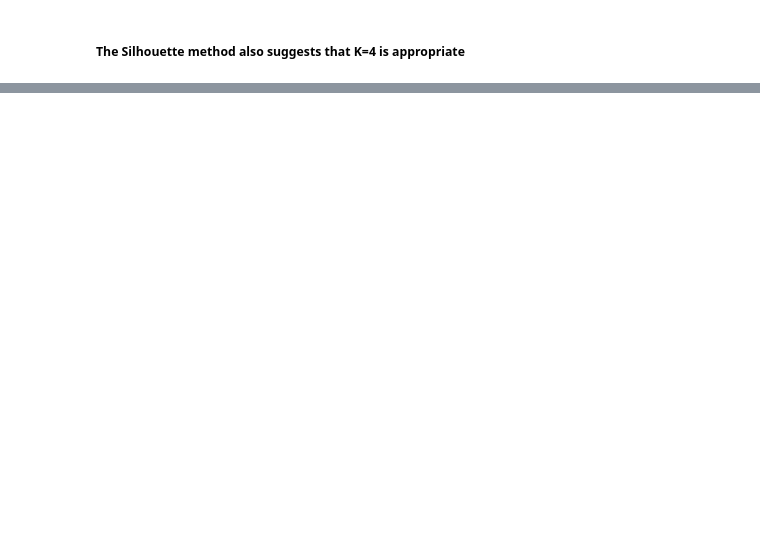
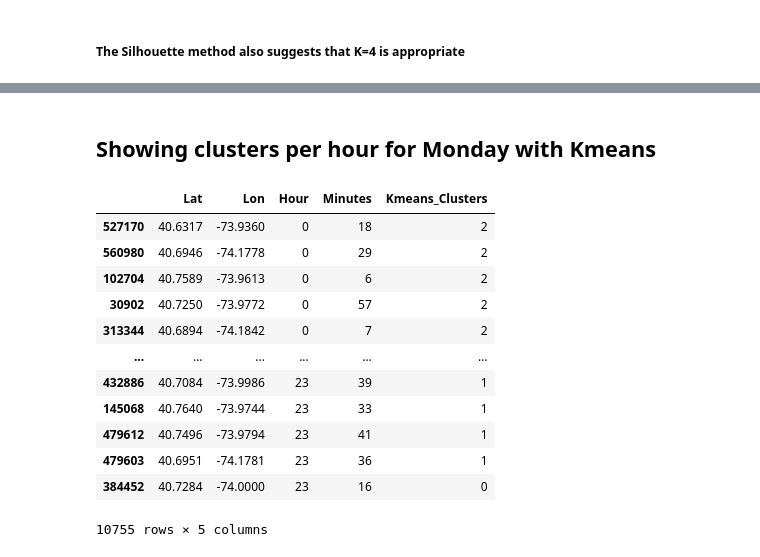
Before and after one commit to Data5ci3nc3/Uber_pick_ups, a Jupyter notebook: Uber_pickups_completed.ipynb, the cells around one changed output, grey strips where cells are left out. Cells and saved outputs as stored; diff of their text form; code cells hidden in the pictures; blank space fills up the shorter version.

```diff
--- a/Uber_pickups_completed.ipynb
+++ b/Uber_pickups_completed.ipynb
@@ -1821,0 +1846,12 @@ Point 5 belongs to cluster: 3
+# %%
+from sklearn.cluster import KMeans
+# Creating a loop that will collect the Within-sum-of-square (wcss) for each value of K
+# Use .inertia_ parameter to get the within sum of square value for each value of K
+wcss =  []
+k = []
+for i in range (1,11):
+    kmeans = KMeans(n_clusters= i, random_state = 0)
+    kmeans.fit(X)
+    wcss.append(kmeans.inertia_)
+    k.append(i)
+    print("WCSS for K={} --> {}".format(i, wcss[-1]))
@@ -1821,0 +1901,15 @@ Point 5 belongs to cluster: 3
+# %%
+# Import silhouette score
+from sklearn.metrics import silhouette_score
+
+# Computer mean silhouette score
+sil = []
+k = []
+
+## Careful, you need to start at i=2 as silhouette score cannot accept less than 2 labels
+for i in range (2,11):
+    kmeans = KMeans(n_clusters= i, init = "k-means++", random_state = 0)
+    kmeans.fit(X)
+    sil.append(silhouette_score(X, kmeans.predict(X)))
+    k.append(i)
+    print("Silhouette score for K={} is {}".format(i, sil[-1]))
@@ -1821,0 +1953,10 @@ Point 5 belongs to cluster: 3
+# %%
+# Import K-Means
+from sklearn.cluster import KMeans
+
+# Instanciate KMeans with k=5 and initialisation with k-means++
+# You should always use k-means++ as it alleviate the problem of local minimum convergence
+kmeans = KMeans(n_clusters=5, init = "k-means++", random_state=0)
+
+# Fit kmeans to our dataset
+kmeans.fit(X)
@@ -1821,0 +1974,2 @@ Point 5 belongs to cluster: 3
+# %%
+monday.loc[:,"Kmeans_Clusters"] = kmeans.predict(X)
@@ -1821,0 +3025,19 @@ Point 5 belongs to cluster: 3
+# %% [markdown]
+## Showing clusters per hour for Monday with Kmeans
+# %%
+monday_sort = monday.sort_values(by=["Hour"])
+monday_sort
+# %% [output]
+|  | Lat | Lon | Hour | Minutes | Kmeans_Clusters |
+| 527170 | 40.6317 | -73.9360 | 0 | 18 | 2 |
+| 560980 | 40.6946 | -74.1778 | 0 | 29 | 2 |
+| 102704 | 40.7589 | -73.9613 | 0 | 6 | 2 |
+| 30902 | 40.7250 | -73.9772 | 0 | 57 | 2 |
+| 313344 | 40.6894 | -74.1842 | 0 | 7 | 2 |
+| ... | ... | ... | ... | ... | ... |
+| 432886 | 40.7084 | -73.9986 | 23 | 39 | 1 |
+| 145068 | 40.7640 | -73.9744 | 23 | 33 | 1 |
+| 479612 | 40.7496 | -73.9794 | 23 | 41 | 1 |
+| 479603 | 40.6951 | -74.1781 | 23 | 36 | 1 |
+| 384452 | 40.7284 | -74.0000 | 23 | 16 | 0 |
+10755 rows × 5 columns
```
Also changed, not shown: parts of 221 cells of this notebook.
